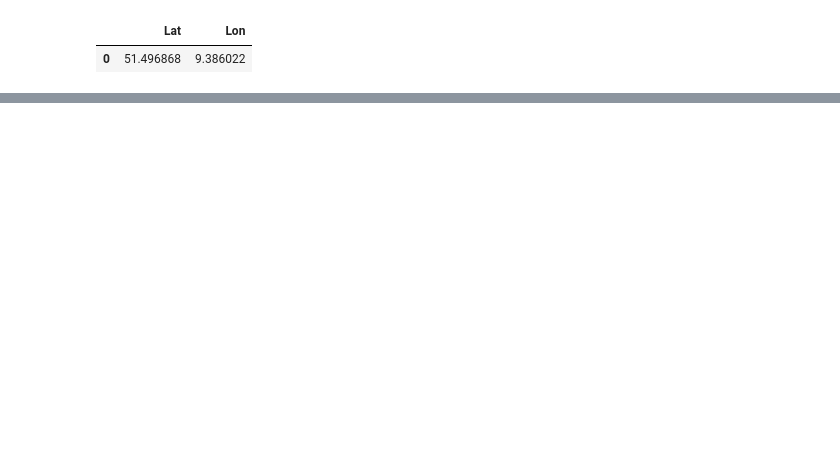
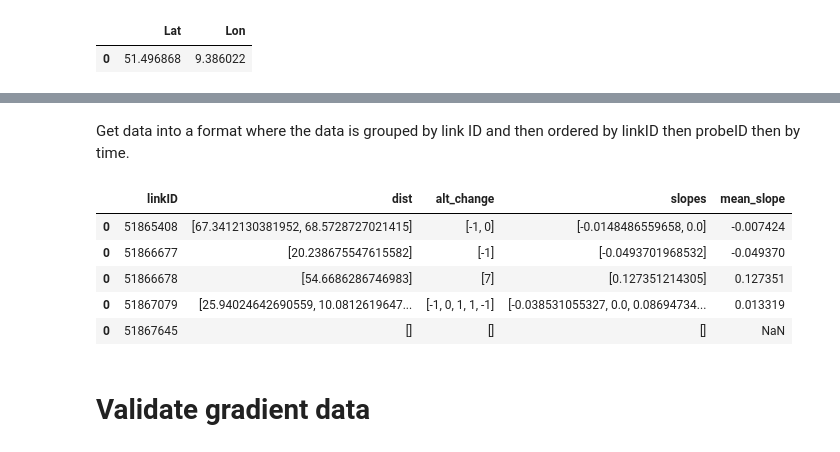
Before and after one commit to robo-jordo/Geospatial_vision_-_visualization, a Jupyter notebook: HW2/HW2_1.ipynb, the cells around one changed output, grey strips where cells are left out. Drawn from its saved outputs; the diff is of its cells as text; code cells hidden in the pictures; blank space fills up the shorter version.

Commit message:
Final code without slope validation

```diff
--- a/HW2/HW2_1.ipynb
+++ b/HW2/HW2_1.ipynb
@@ -358,0 +286,37 @@ fig3
+# %% [markdown]
+Get data into a format where the data is grouped by link ID and then ordered by linkID then probeID then by time.
+# %%
+grad_df = pd.DataFrame(columns=['linkID','dist','alt_change','slopes','mean_slope'])
+
+for label,df_group in df3:
+    lengths = []
+    changes = []
+    slopes = []
+    running = 0
+    for i in range(len(df5.loc[label])-1):
+        length1 = haversine(df5.loc[[label]].iloc[i].loc['points'][0],df5.loc[[label]].iloc[i+1].loc['points'][0])*1000
+        change1 = df5.loc[[label]].iloc[i+1].loc['alts'][0]-df5.loc[[label]].iloc[i].loc['alts'][0]
+        slope = np.arctan(change1/length1)
+        lengths.append(length1)
+        changes.append(change1)
+        slopes.append(slope)
+    for k in range(len(slopes)):
+        running = running + slopes[k]
+
+    if (len(slopes)>0):
+        av_slope = float(running)/len(slopes)
+    else:
+        av_slope = None
+    temp = pd.DataFrame([[label,lengths,changes,slopes,av_slope]],columns=['linkID','dist','alt_change','slopes','mean_slope'])
+    grad_df = grad_df.append(temp)
+# %%
+grad_df.head()
+# %% [output]
+|  | linkID | dist | alt_change | slopes | mean_slope |
+| 0 | 51865408 | [67.3412130381952, 68.5728727021415] | [-1, 0] | [-0.0148486559658, 0.0] | -0.007424 |
+| 0 | 51866677 | [20.238675547615582] | [-1] | [-0.0493701968532] | -0.049370 |
+| 0 | 51866678 | [54.6686286746983] | [7] | [0.127351214305] | 0.127351 |
+| 0 | 51867079 | [25.94024642690559, 10.0812619647... | [-1, 0, 1, 1, -1] | [-0.038531055327, 0.0, 0.08694734... | 0.013319 |
+| 0 | 51867645 | [] | [] | [] | NaN |
+# %% [markdown]
+# Validate gradient data
```
Also changed, not shown: parts of 19 cells of this notebook.
